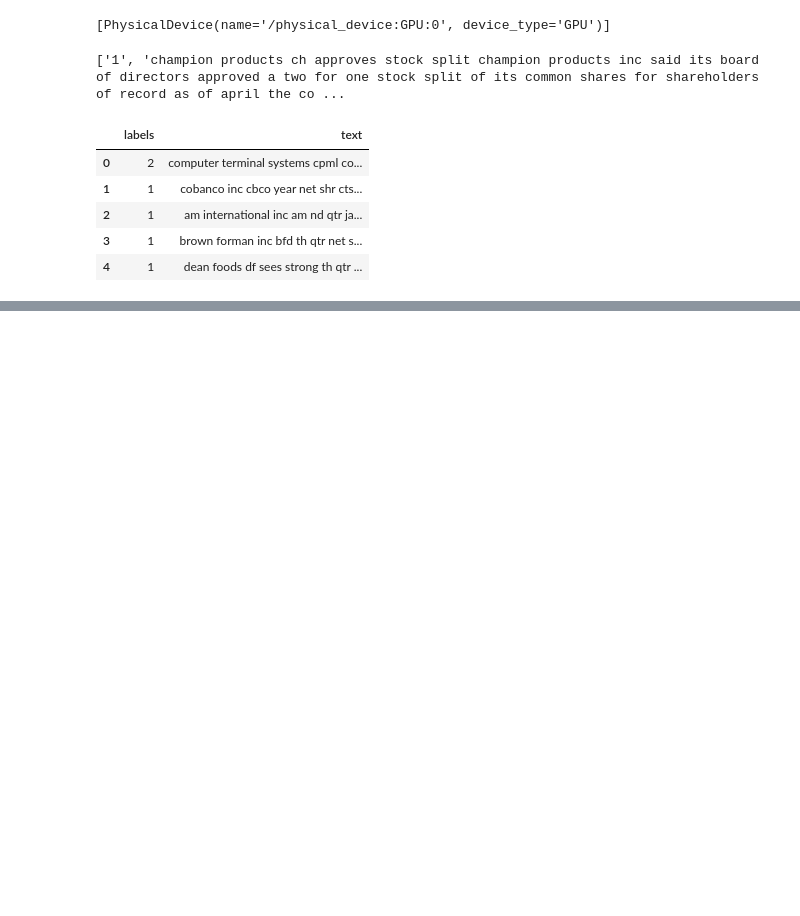
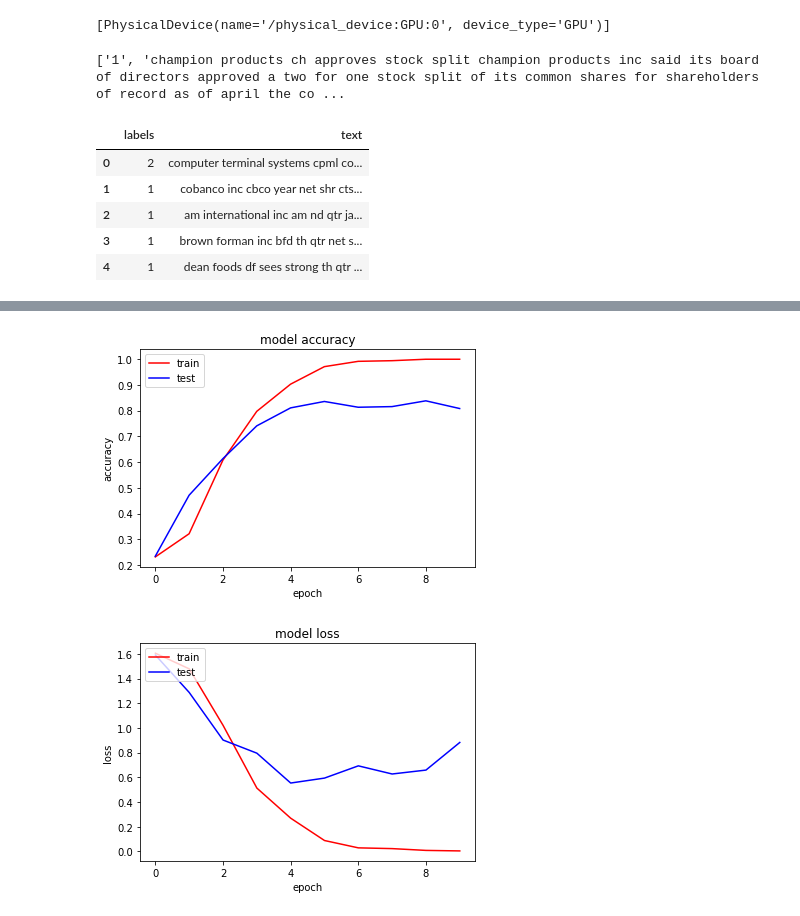
Before and after one commit to GeeraertHerber/DirectSharePointProject, a Jupyter notebook: SharePointAI/main.ipynb, the cells around one changed output, grey strips where cells are left out. Cells and saved outputs as stored; diff of their text form; code cells hidden in the pictures; blank space fills up the shorter version.

```diff
--- a/SharePointAI/main.ipynb
+++ b/SharePointAI/main.ipynb
@@ -228,0 +259,2 @@ for root, dirs, files in os.walk("./archive/bbc", topdown=False):
+# %%
+dataset["labels"] = dataset["labels"].replace({"business":0, "entertainment":1, "politics":2, "sport":3, "tech":4})
@@ -228,0 +274,4 @@ for root, dirs, files in os.walk("./archive/bbc", topdown=False):
+# %%
+X_encoded = pad_sequences(sequences, maxlen=120, padding='post')
+
+print(X_encoded[0])
@@ -228,0 +289,3 @@ for root, dirs, files in os.walk("./archive/bbc", topdown=False):
+# %%
+# Split into training set and test set. Use a test size = 3000 and a random state = 0
+X_train, X_test, y_train, y_test = train_test_split(X_encoded, y, test_size=0.10, random_state=0,stratify = y)
@@ -228,0 +307,15 @@ for root, dirs, files in os.walk("./archive/bbc", topdown=False):
+# %%
+from tensorflow.keras.callbacks import TensorBoard, EarlyStopping, ModelCheckpoint
+import time
+from datetime import datetime, date
+es = EarlyStopping(monitor='val_loss', mode='min', verbose=1, min_delta=0.001, patience=5, restore_best_weights=True)
+
+END = f'{datetime.timestamp(datetime.now())}_{date.today().strftime("%b-%d-%Y")}'
+
+NAME = 'logs/bbc/bbc_classification_log_{}'.format(int(time.time()))
+tensorboard = TensorBoard(log_dir=f'{NAME}_{END}')
+
+checkpoint_filepath = f'models/bbc/bbc_classification_{END}.h5'
+checkpointer = ModelCheckpoint(filepath=checkpoint_filepath,save_weights_only=True,monitor='val_accuracy',mode='max',save_best_only=True)
+
+callback_list = [tensorboard, checkpointer, es]
@@ -228,0 +342,23 @@ for root, dirs, files in os.walk("./archive/bbc", topdown=False):
+# %%
+# Plot history
+
+# Accuray
+plt.plot(history.history['accuracy'],'r')
+plt.plot(history.history['val_accuracy'],'b')
+plt.title('model accuracy')
+plt.ylabel('accuracy')
+plt.xlabel('epoch')
+plt.legend(['train', 'test'], loc='upper left')
+plt.show()
+# Loss
+plt.plot(history.history['loss'],'r')
+plt.plot(history.history['val_loss'],'b')
+
+plt.title('model loss')
+plt.ylabel('loss')
+plt.xlabel('epoch')
+plt.legend(['train', 'test'], loc='upper left')
+plt.show()
+# %% [output]
+[figure, added]
+[figure, added]
```
Also changed, not shown: parts of 19 cells of this notebook, 1 other file.
